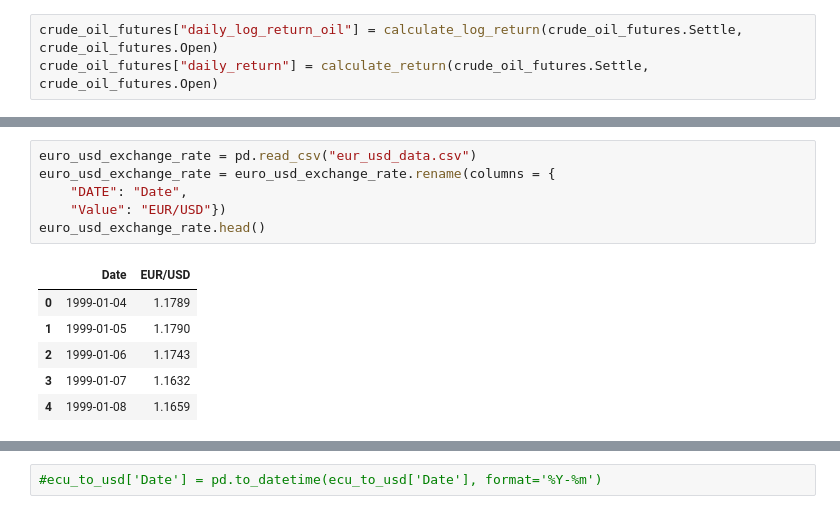
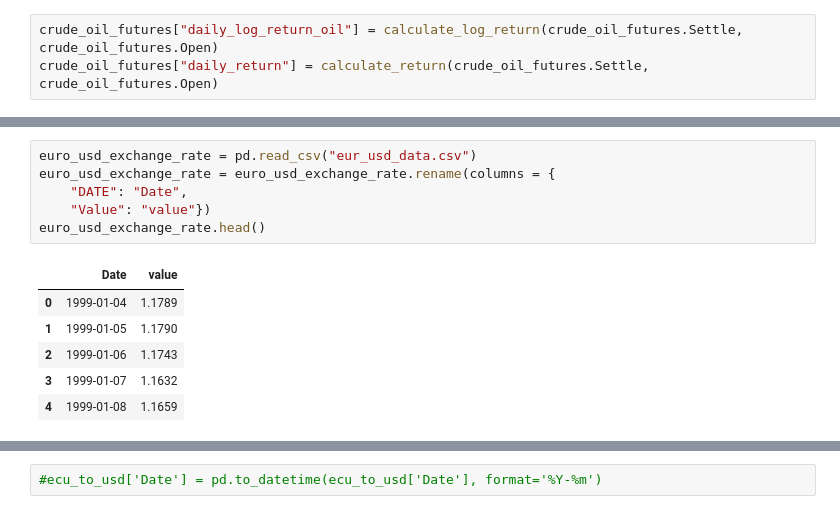
Before and after one commit to YanaSSS/Predicting-Daily-Stock-Returns-with-Machine-Learning-models, a Jupyter notebook: Machine Learning for Predicting Stock Daily Returns.ipynb, the cells around one changed output, grey strips where cells are left out. Cells and saved outputs as stored; diff of their text form.

```diff
--- a/Machine Learning for Predicting Stock Daily Returns.ipynb
+++ b/Machine Learning for Predicting Stock Daily Returns.ipynb
@@ -322,11 +397,11 @@ ecu_to_usd.head()
 # %%
 euro_usd_exchange_rate = pd.read_csv("eur_usd_data.csv")
 euro_usd_exchange_rate = euro_usd_exchange_rate.rename(columns = {
     "DATE": "Date",
-    "Value": "EUR/USD"})
+    "Value": "value"})
 euro_usd_exchange_rate.head()
 # %% [output]
-|  | Date | EUR/USD |
+|  | Date | value |
 | 0 | 1999-01-04 | 1.1789 |
 | 1 | 1999-01-05 | 1.1790 |
 | 2 | 1999-01-06 | 1.1743 |
```
Also changed, not shown: parts of 75 cells of this notebook.
